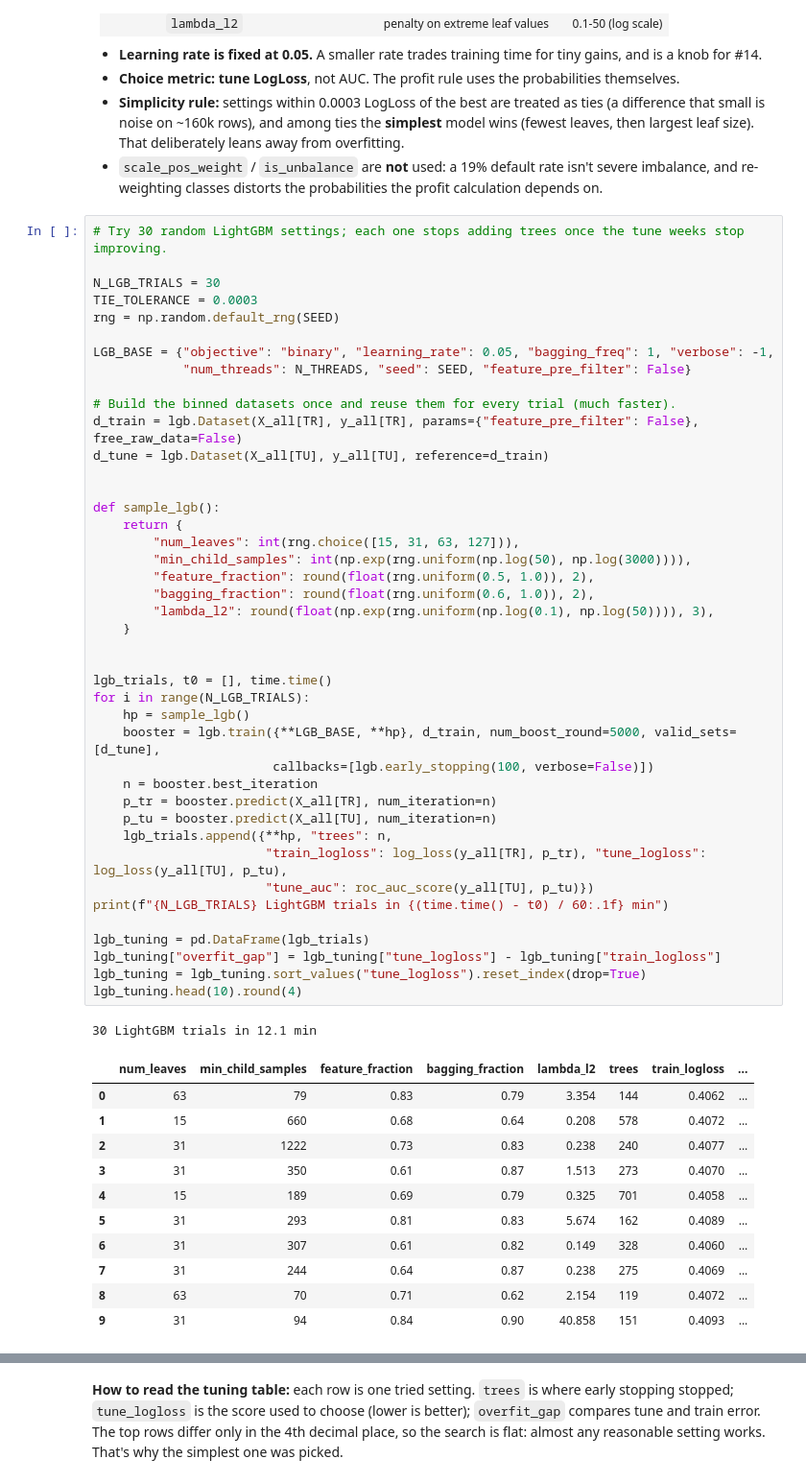
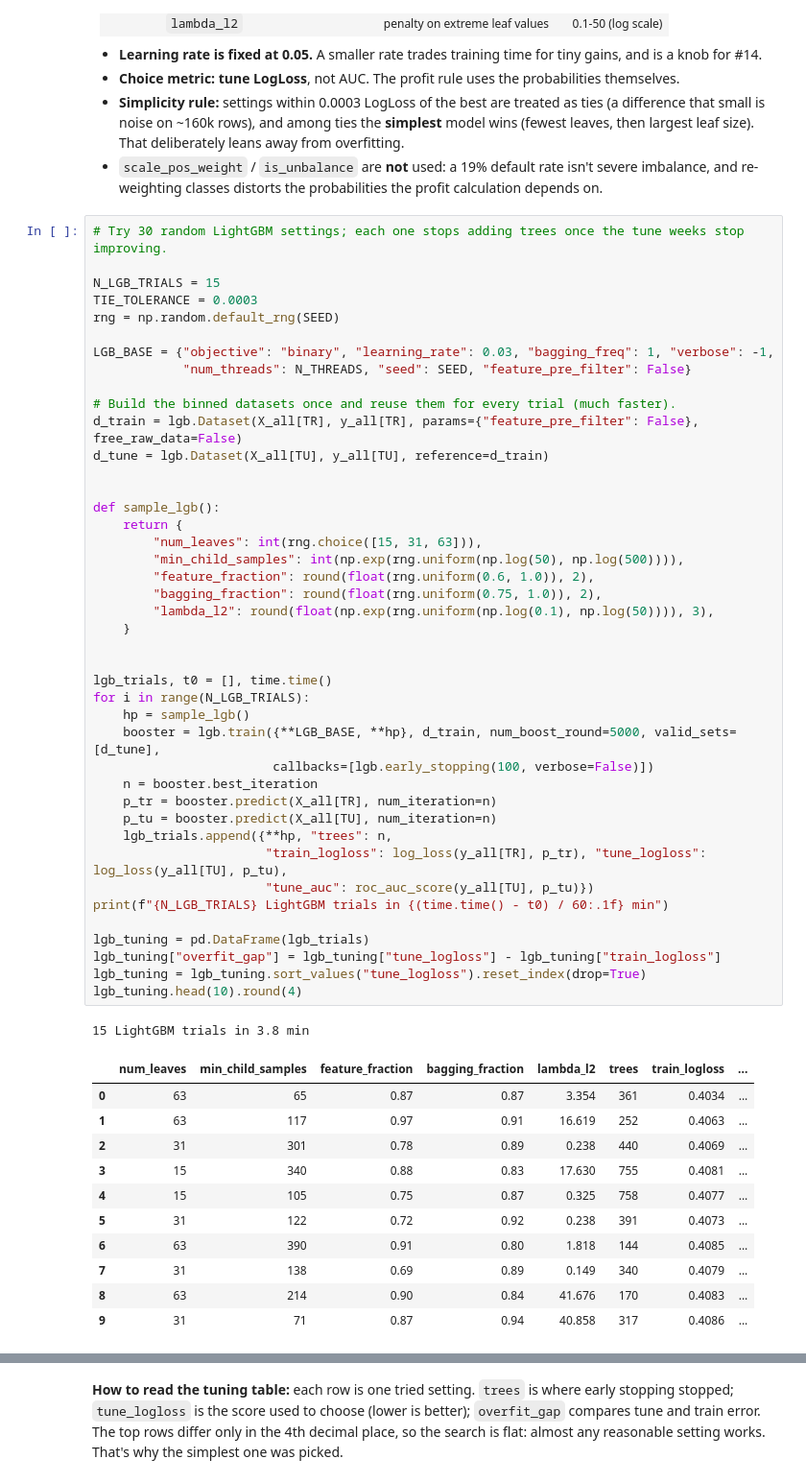
Before and after one commit to Break-Through-Tech/American-Express-1C-second-look-lending, a Jupyter notebook: notebooks/model_building/02_lightgbm.ipynb, the cells around one changed output, grey strips where cells are left out. Shown at 96% size. Drawn from its saved outputs; the diff is of its cells as text.

```diff
--- a/notebooks/model_building/02_lightgbm.ipynb
+++ b/notebooks/model_building/02_lightgbm.ipynb
@@ -265,58 +270,58 @@ It matches Krish's HistGB (0.768), so this notebook's setup is consistent with t
 # %%
 # Try 30 random LightGBM settings; each one stops adding trees once the tune weeks stop improving.
 
-N_LGB_TRIALS = 30
+N_LGB_TRIALS = 15
 TIE_TOLERANCE = 0.0003
 rng = np.random.default_rng(SEED)
 
-LGB_BASE = {"objective": "binary", "learning_rate": 0.05, "bagging_freq": 1, "verbose": -1,
+LGB_BASE = {"objective": "binary", "learning_rate": 0.03, "bagging_freq": 1, "verbose": -1,
             "num_threads": N_THREADS, "seed": SEED, "feature_pre_filter": False}
 
 # Build the binned datasets once and reuse them for every trial (much faster).
 d_train = lgb.Dataset(X_all[TR], y_all[TR], params={"feature_pre_filter": False}, free_raw_data=False)
 d_tune = lgb.Dataset(X_all[TU], y_all[TU], reference=d_train)
 
 
 def sample_lgb():
     return {
-        "num_leaves": int(rng.choice([15, 31, 63, 127])),
-        "min_child_samples": int(np.exp(rng.uniform(np.log(50), np.log(3000)))),
-        "feature_fraction": round(float(rng.uniform(0.5, 1.0)), 2),
-        "bagging_fraction": round(float(rng.uniform(0.6, 1.0)), 2),
+        "num_leaves": int(rng.choice([15, 31, 63])),
+        "min_child_samples": int(np.exp(rng.uniform(np.log(50), np.log(500)))),
+        "feature_fraction": round(float(rng.uniform(0.6, 1.0)), 2),
+        "bagging_fraction": round(float(rng.uniform(0.75, 1.0)), 2),
         "lambda_l2": round(float(np.exp(rng.uniform(np.log(0.1), np.log(50)))), 3),
     }
 
 
 lgb_trials, t0 = [], time.time()
 for i in range(N_LGB_TRIALS):
     hp = sample_lgb()
     booster = lgb.train({**LGB_BASE, **hp}, d_train, num_boost_round=5000, valid_sets=[d_tune],
                         callbacks=[lgb.early_stopping(100, verbose=False)])
     n = booster.best_iteration
     p_tr = booster.predict(X_all[TR], num_iteration=n)
     p_tu = booster.predict(X_all[TU], num_iteration=n)
     lgb_trials.append({**hp, "trees": n,
                        "train_logloss": log_loss(y_all[TR], p_tr), "tune_logloss": log_loss(y_all[TU], p_tu),
                        "tune_auc": roc_auc_score(y_all[TU], p_tu)})
 print(f"{N_LGB_TRIALS} LightGBM trials in {(time.time() - t0) / 60:.1f} min")
 
 lgb_tuning = pd.DataFrame(lgb_trials)
 lgb_tuning["overfit_gap"] = lgb_tuning["tune_logloss"] - lgb_tuning["train_logloss"]
 lgb_tuning = lgb_tuning.sort_values("tune_logloss").reset_index(drop=True)
 lgb_tuning.head(10).round(4)
 # %% [output]
-30 LightGBM trials in 12.1 min
+15 LightGBM trials in 3.8 min
 |  | num_leaves | min_child_samples | feature_fraction | bagging_fraction | lambda_l2 | trees | train_logloss | ... |
-| 0 | 63 | 79 | 0.83 | 0.79 | 3.354 | 144 | 0.4062 | ... |
-| 1 | 15 | 660 | 0.68 | 0.64 | 0.208 | 578 | 0.4072 | ... |
-| 2 | 31 | 1222 | 0.73 | 0.83 | 0.238 | 240 | 0.4077 | ... |
-| 3 | 31 | 350 | 0.61 | 0.87 | 1.513 | 273 | 0.4070 | ... |
-| 4 | 15 | 189 | 0.69 | 0.79 | 0.325 | 701 | 0.4058 | ... |
-| 5 | 31 | 293 | 0.81 | 0.83 | 5.674 | 162 | 0.4089 | ... |
-| 6 | 31 | 307 | 0.61 | 0.82 | 0.149 | 328 | 0.4060 | ... |
-| 7 | 31 | 244 | 0.64 | 0.87 | 0.238 | 275 | 0.4069 | ... |
-| 8 | 63 | 70 | 0.71 | 0.62 | 2.154 | 119 | 0.4072 | ... |
-| 9 | 31 | 94 | 0.84 | 0.90 | 40.858 | 151 | 0.4093 | ... |
+| 0 | 63 | 65 | 0.87 | 0.87 | 3.354 | 361 | 0.4034 | ... |
+| 1 | 63 | 117 | 0.97 | 0.91 | 16.619 | 252 | 0.4063 | ... |
+| 2 | 31 | 301 | 0.78 | 0.89 | 0.238 | 440 | 0.4069 | ... |
+| 3 | 15 | 340 | 0.88 | 0.83 | 17.630 | 755 | 0.4081 | ... |
+| 4 | 15 | 105 | 0.75 | 0.87 | 0.325 | 758 | 0.4077 | ... |
+| 5 | 31 | 122 | 0.72 | 0.92 | 0.238 | 391 | 0.4073 | ... |
+| 6 | 63 | 390 | 0.91 | 0.80 | 1.818 | 144 | 0.4085 | ... |
+| 7 | 31 | 138 | 0.69 | 0.89 | 0.149 | 340 | 0.4079 | ... |
+| 8 | 63 | 214 | 0.90 | 0.84 | 41.676 | 170 | 0.4083 | ... |
+| 9 | 31 | 71 | 0.87 | 0.94 | 40.858 | 317 | 0.4086 | ... |
 # %%
 # Pick the winner: best tune LogLoss, but the simplest settings among near-ties.
 
```
Also changed, not shown: parts of 19 cells of this notebook, 2 other files.
